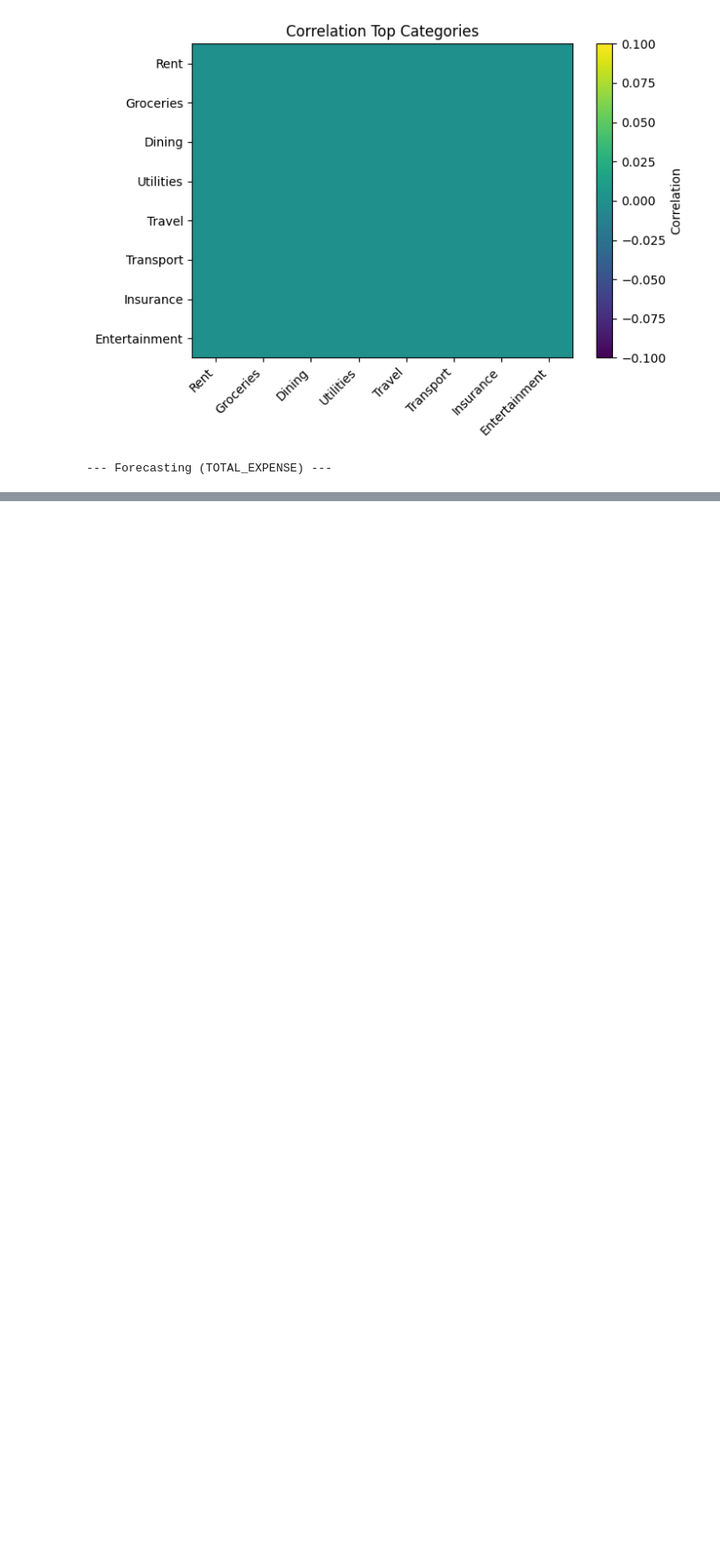
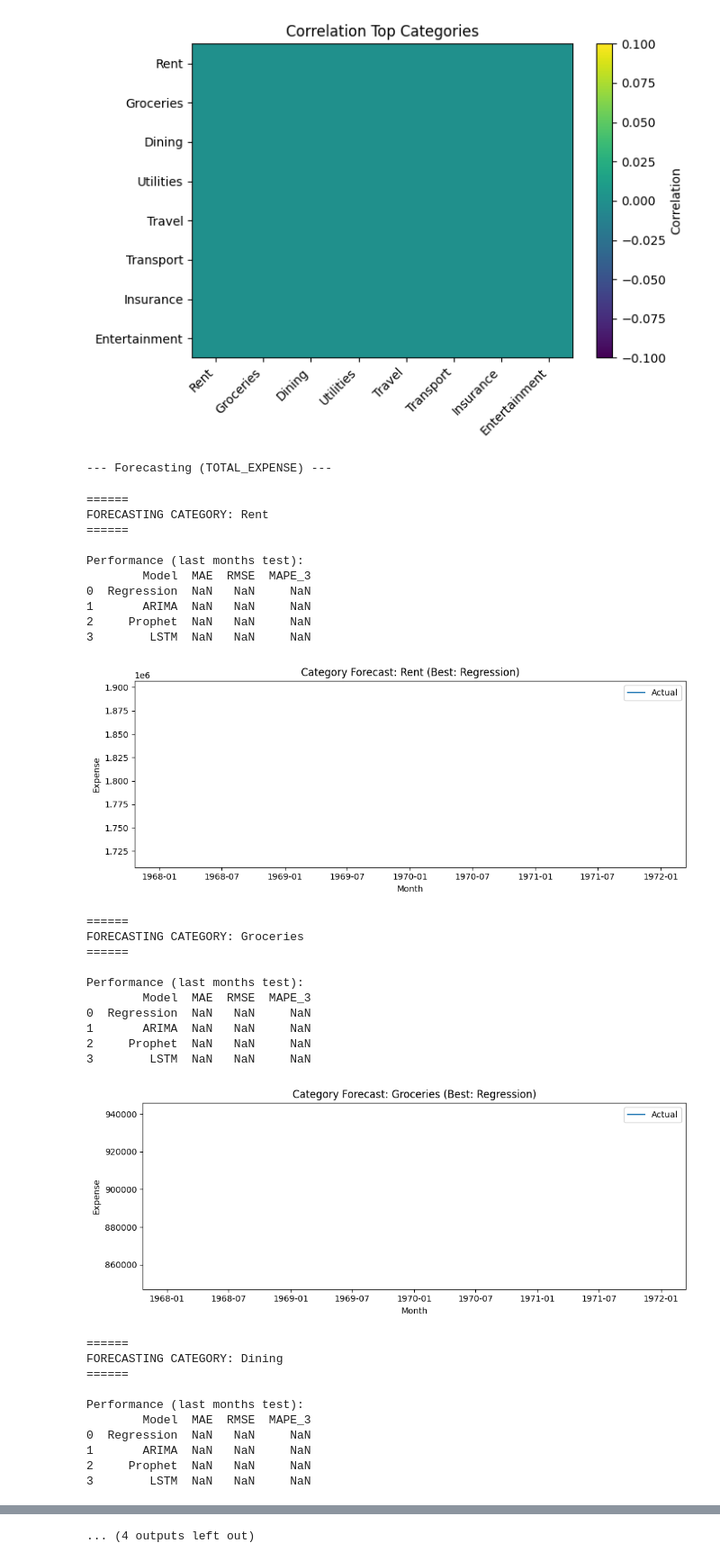
Before and after one commit to Sreekar529/Personal-Expense-and-financial-planning, a Jupyter notebook: pefp2.ipynb, the cells around one changed output, grey strips where cells are left out. Shown at 90% size. Saved outputs shown, nothing was run; the diff lists cells and outputs as text; code cells hidden in the pictures; blank space fills up the shorter version.

Commit message:
last recent commit

```diff
--- a/pefp2.ipynb
+++ b/pefp2.ipynb
@@ -479,0 +540,63 @@ def evaluate_models_for_category(cat_name,series):
+# %%
+# Choose categories to forecast: top spend categories
+forecast_categories = top_cats.copy()
+category_forecasts = {}
+category_perf_tables = {}
+for cat in forecast_categories:
+    s = wide[cat].copy()
+    #ensure monthly freq index is MS
+    s = s.asfreq("MS").fillna(0.0)
+    print("\n\n======")
+    print(f"FORECASTING CATEGORY: {cat}")
+    print("======")
+    info = evaluate_models_for_category(cat, s)
+    category_forecasts[cat] = info
+    category_perf_tables[cat] = info["perf"]
+    print("\nPerformance (last months test):")
+    print(info["perf"])
+    # Plot: actual + best model future forecast (lowest RMSE)
+    best_model = info["perf"].iloc[0]["Model"]
+    best_future = info.get(f"{best_model}_future", None)
+    plt.figure(figsize=(10,4))
+    plt.plot(s.index, s.values, label="Actual")
+    if isinstance (best_future, pd. Series):
+        plt.plot(best_future.index, best_future.values, label=f"{best_model} Forecast")
+    plt.title(f"Category Forecast: {cat} (Best: {best_model})")
+    plt.xlabel("Month")
+    plt.ylabel("Expense")
+    plt.legend ()
+    plt.tight_layout()
+    plt.show()
+# %% [output]
+======
+FORECASTING CATEGORY: Rent
+======
+
+Performance (last months test):
+        Model  MAE  RMSE  MAPE_3
+0  Regression  NaN   NaN     NaN
+1       ARIMA  NaN   NaN     NaN
+2     Prophet  NaN   NaN     NaN
+3        LSTM  NaN   NaN     NaN
+[figure, added]
+======
+FORECASTING CATEGORY: Groceries
+======
+
+Performance (last months test):
+        Model  MAE  RMSE  MAPE_3
+0  Regression  NaN   NaN     NaN
+1       ARIMA  NaN   NaN     NaN
+2     Prophet  NaN   NaN     NaN
+3        LSTM  NaN   NaN     NaN
+[figure, added]
+======
+FORECASTING CATEGORY: Dining
+======
+
+Performance (last months test):
+        Model  MAE  RMSE  MAPE_3
+0  Regression  NaN   NaN     NaN
+1       ARIMA  NaN   NaN     NaN
+2     Prophet  NaN   NaN     NaN
+3        LSTM  NaN   NaN     NaN
@@ -479,0 +637 @@ def evaluate_models_for_category(cat_name,series):
+... (4 outputs left out)
```
Also changed, not shown: parts of 10 cells of this notebook, 1 other file.
